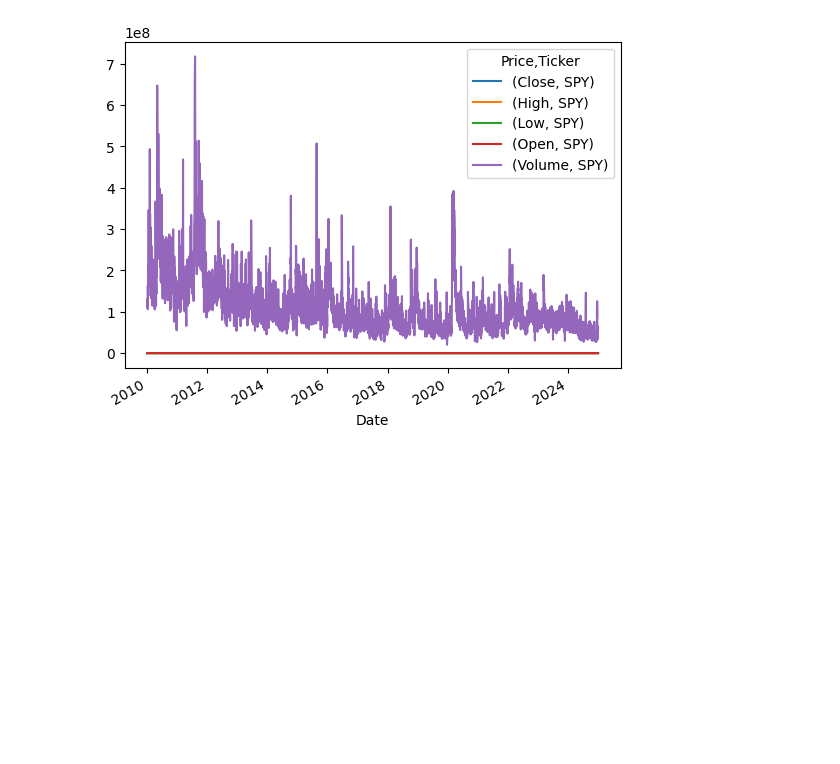
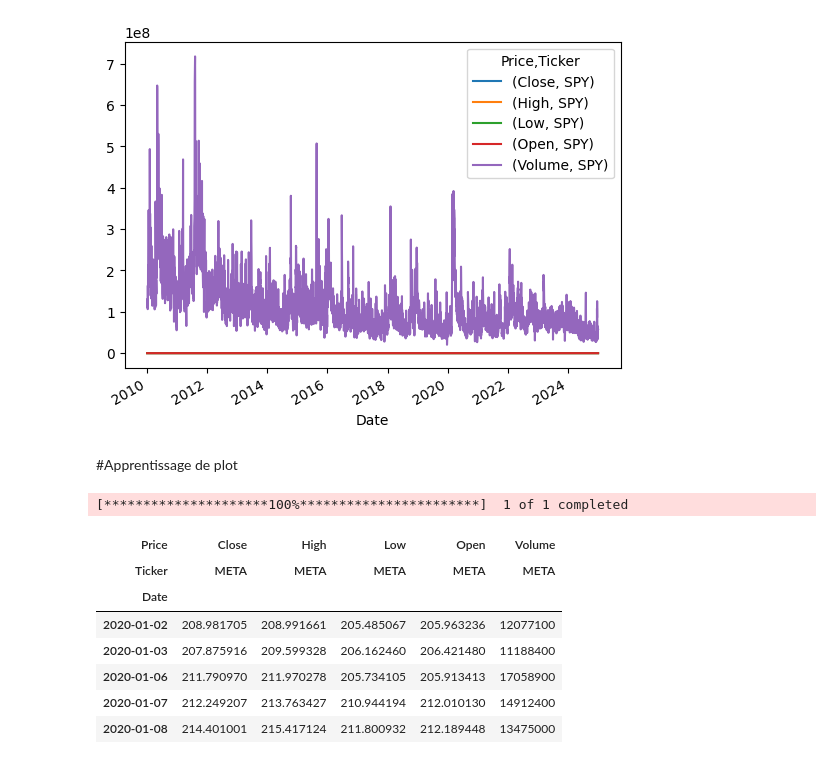
Before and after one commit to Jonathan57000/IAE_METZ_DATA, a Jupyter notebook: TD_DATA4FUNDS.ipynb, the cells around one changed output. Cells and saved outputs as stored; diff of their text form; code cells hidden in the pictures; blank space fills up the shorter version.

```diff
--- a/TD_DATA4FUNDS.ipynb
+++ b/TD_DATA4FUNDS.ipynb
@@ -260,3 +260,5 @@ lux_data.plot()
 # %% [output]
 <Axes: xlabel='Date'>
 [figure]
+# %% [markdown]
+#Apprentissage de plot
@@ -262,0 +271,14 @@ lux_data.plot()
+# %%
+#Dopwnload stock data for a specific stock from yahoo finance
+stock= yf.download("META",start="2020-01-01",end="2025-01-01")
+stock.head() #vérifier la gueule des données
+# %% [output]
+[*********************100%***********************]  1 of 1 completed
+| Price | Close | High | Low | Open | Volume |
+| Ticker | META | META | META | META | META |
+| Date |  |  |  |  |  |
+| 2020-01-02 | 208.981705 | 208.991661 | 205.485067 | 205.963236 | 12077100 |
+| 2020-01-03 | 207.875916 | 209.599328 | 206.162460 | 206.421480 | 11188400 |
+| 2020-01-06 | 211.790970 | 211.970278 | 205.734105 | 205.913413 | 17058900 |
+| 2020-01-07 | 212.249207 | 213.763427 | 210.944194 | 212.010130 | 14912400 |
+| 2020-01-08 | 214.401001 | 215.417124 | 211.800932 | 212.189448 | 13475000 |
```
Also changed, not shown: parts of 10 cells of this notebook.
